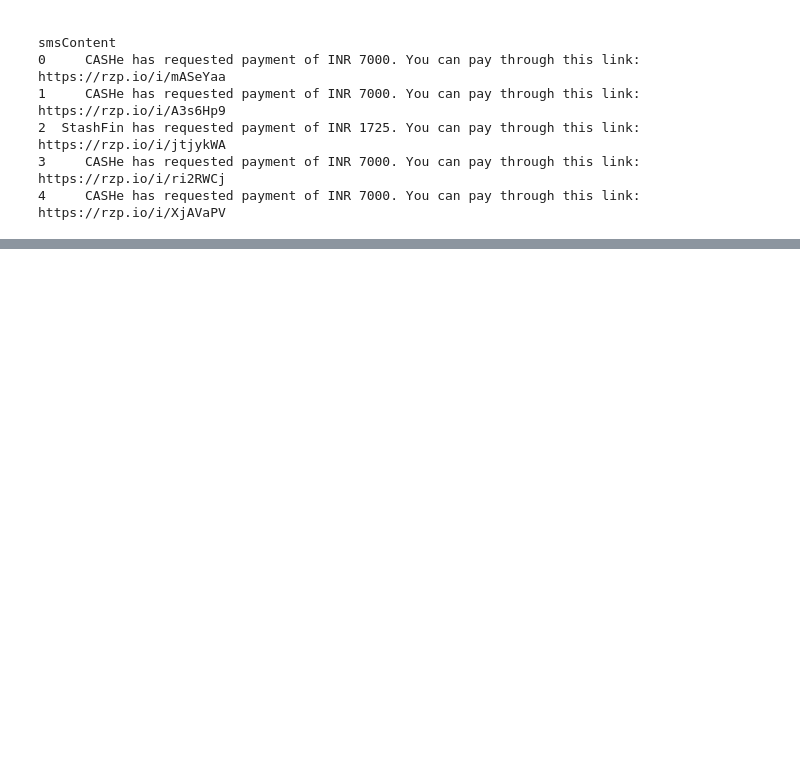
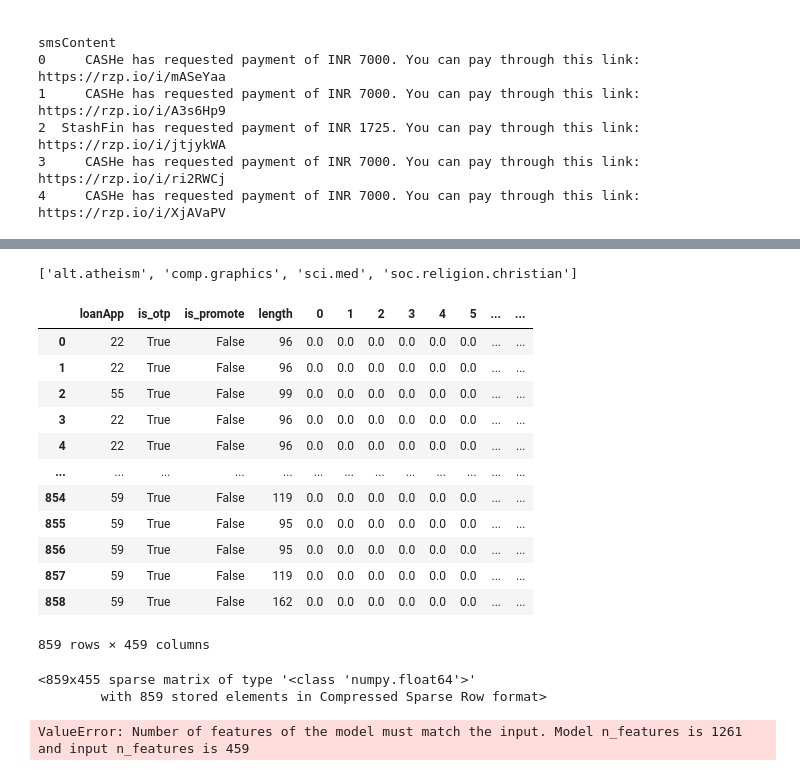
Before and after one commit to no7dw/MachineLearningTutorial, a Jupyter notebook: record.ipynb, the cells around one changed output, grey strips where cells are left out. Drawn from its saved outputs; the diff is of its cells as text; code cells hidden in the pictures; blank space fills up the shorter version.

```diff
--- a/record.ipynb
+++ b/record.ipynb
@@ -2476,5 +2493,0 @@ apps
-# %%
-ss_back = {}
-for i, item in enumerate(cates):
-    ss_back[i] = item
-# ss_back
@@ -2519,0 +2681,24 @@ df_check[(df_check[y_col] != df_check['pred'] ) ].to_csv('./pred_diff.csv')
+# %%
+test_sms['smsContentOri'] = test_sms['smsContent']
+
+#handle data convert
+df= copy.deepcopy(test_sms)
+ss = conv_forward(df.loanStatus.to_list())
+apps = conv_forward(df.loanApp.to_list())
+ss_back = conv_backward(df.loanStatus)
+
+df['loanApp'].replace(apps, inplace=True)
+
+x = df['smsContentOri']
+x_set = set(re.split('[ :,.!?()]', str(x)))
+df['is_otp'] = find_in_set(['<#>', 'otp', 'verification'], x_set)
+df['is_promote'] = find_in_set(['apply for', 'apply now', 'welcome bonus', 'upto', 'coupons'], x) or (
+        'get' in x_set and 'http' in x_set)
+df['length'] = df['smsContentOri'].apply(lambda x: len(x))
+
+from  rf_text_cate_util import *
+
+df[text_col]=df[text_col].apply(lambda x: rep_digit(x))
+df[text_col]=df[text_col].apply(lambda x: tokenize(x))
+X=df[all_cols]
+y=df[y_cate]
@@ -2519,0 +2839,43 @@ df_check[(df_check[y_col] != df_check['pred'] ) ].to_csv('./pred_diff.csv')
+# %%
+twenty_test.target_names
+# %% [output]
+['alt.atheism', 'comp.graphics', 'sci.med', 'soc.religion.christian']
+# %%
+X_test, y_test = X ,y
+ps = nltk.PorterStemmer()
+stopwords = nltk.corpus.stopwords.words('english')
+def clean_text(text):
+    text = "".join([word.lower() for word in text if word not in string.punctuation])
+    tokens = re.split('\W+', text)
+    text = [ps.stem(word) for word in tokens if word not in stopwords]
+    return text
+from sklearn.feature_extraction.text import TfidfVectorizer
+tfidf_vect = TfidfVectorizer(analyzer=clean_text)
+tfidf_vect_fit = tfidf_vect.fit(df[text_col])
+tfidf_test = tfidf_vect_fit.transform(X_test[text_col])
+X_test_vect = pd.concat([X_test[all_cols_excl_content].reset_index(drop=True),
+               pd.DataFrame(tfidf_test.toarray())], axis=1)
+X_test_vect
+# %% [output]
+|  | loanApp | is_otp | is_promote | length | 0 | 1 | 2 | 3 | 4 | 5 | ... | ... |
+| 0 | 22 | True | False | 96 | 0.0 | 0.0 | 0.0 | 0.0 | 0.0 | 0.0 | ... | ... |
+| 1 | 22 | True | False | 96 | 0.0 | 0.0 | 0.0 | 0.0 | 0.0 | 0.0 | ... | ... |
+| 2 | 55 | True | False | 99 | 0.0 | 0.0 | 0.0 | 0.0 | 0.0 | 0.0 | ... | ... |
+| 3 | 22 | True | False | 96 | 0.0 | 0.0 | 0.0 | 0.0 | 0.0 | 0.0 | ... | ... |
+| 4 | 22 | True | False | 96 | 0.0 | 0.0 | 0.0 | 0.0 | 0.0 | 0.0 | ... | ... |
+| ... | ... | ... | ... | ... | ... | ... | ... | ... | ... | ... | ... | ... |
+| 854 | 59 | True | False | 119 | 0.0 | 0.0 | 0.0 | 0.0 | 0.0 | 0.0 | ... | ... |
+| 855 | 59 | True | False | 95 | 0.0 | 0.0 | 0.0 | 0.0 | 0.0 | 0.0 | ... | ... |
+| 856 | 59 | True | False | 95 | 0.0 | 0.0 | 0.0 | 0.0 | 0.0 | 0.0 | ... | ... |
+| 857 | 59 | True | False | 119 | 0.0 | 0.0 | 0.0 | 0.0 | 0.0 | 0.0 | ... | ... |
+| 858 | 59 | True | False | 162 | 0.0 | 0.0 | 0.0 | 0.0 | 0.0 | 0.0 | ... | ... |
+859 rows × 459 columns
+# %%
+tfidf_test
+# %% [output]
+<859x455 sparse matrix of type '<class 'numpy.float64'>'
+        with 859 stored elements in Compressed Sparse Row format>
+# %%
+y_pred = loaded_model.predict(X_test_vect)
+# %% [output]
+ValueError: Number of features of the model must match the input. Model n_features is 1261 and input n_features is 459
```
Also changed, not shown: parts of 38 cells of this notebook.
